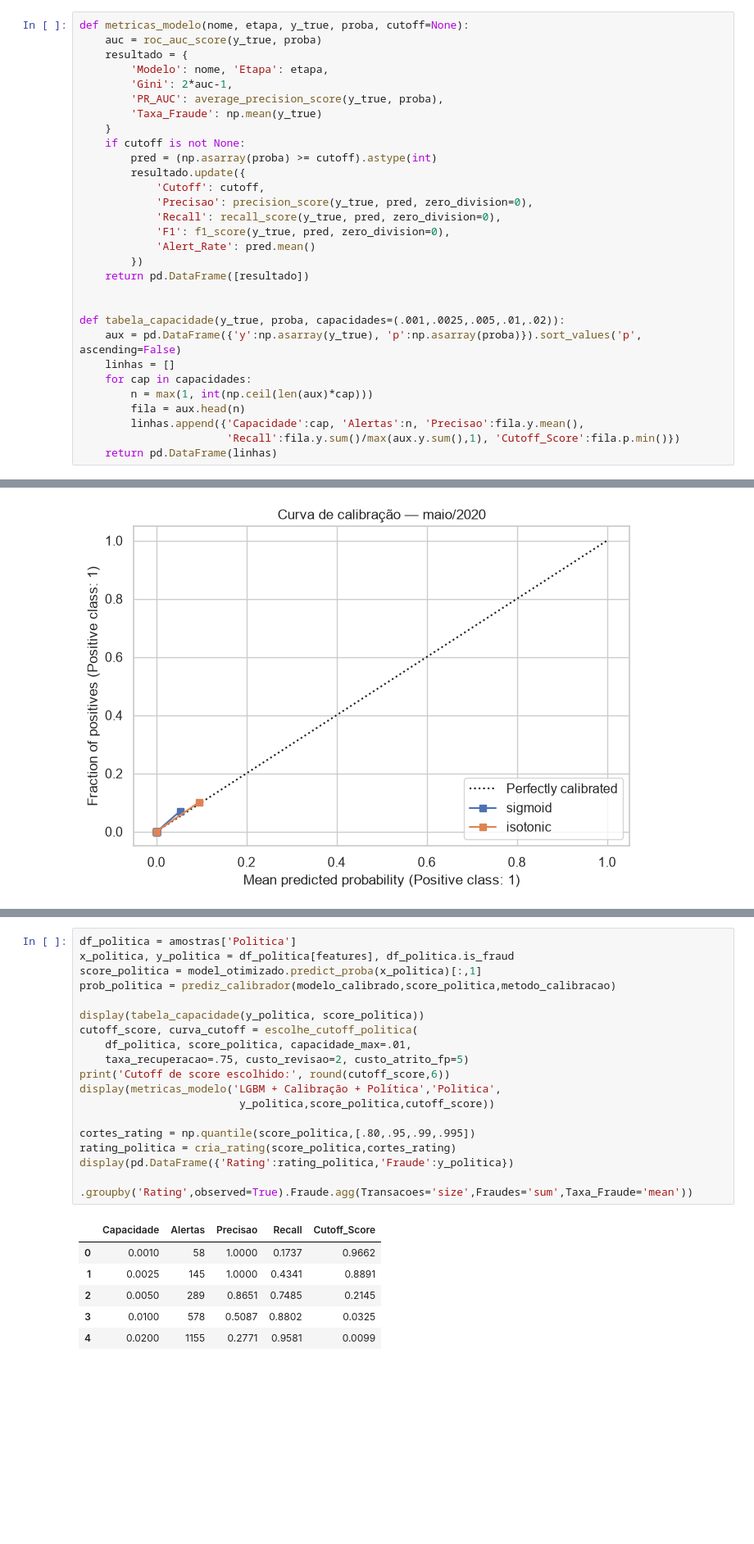
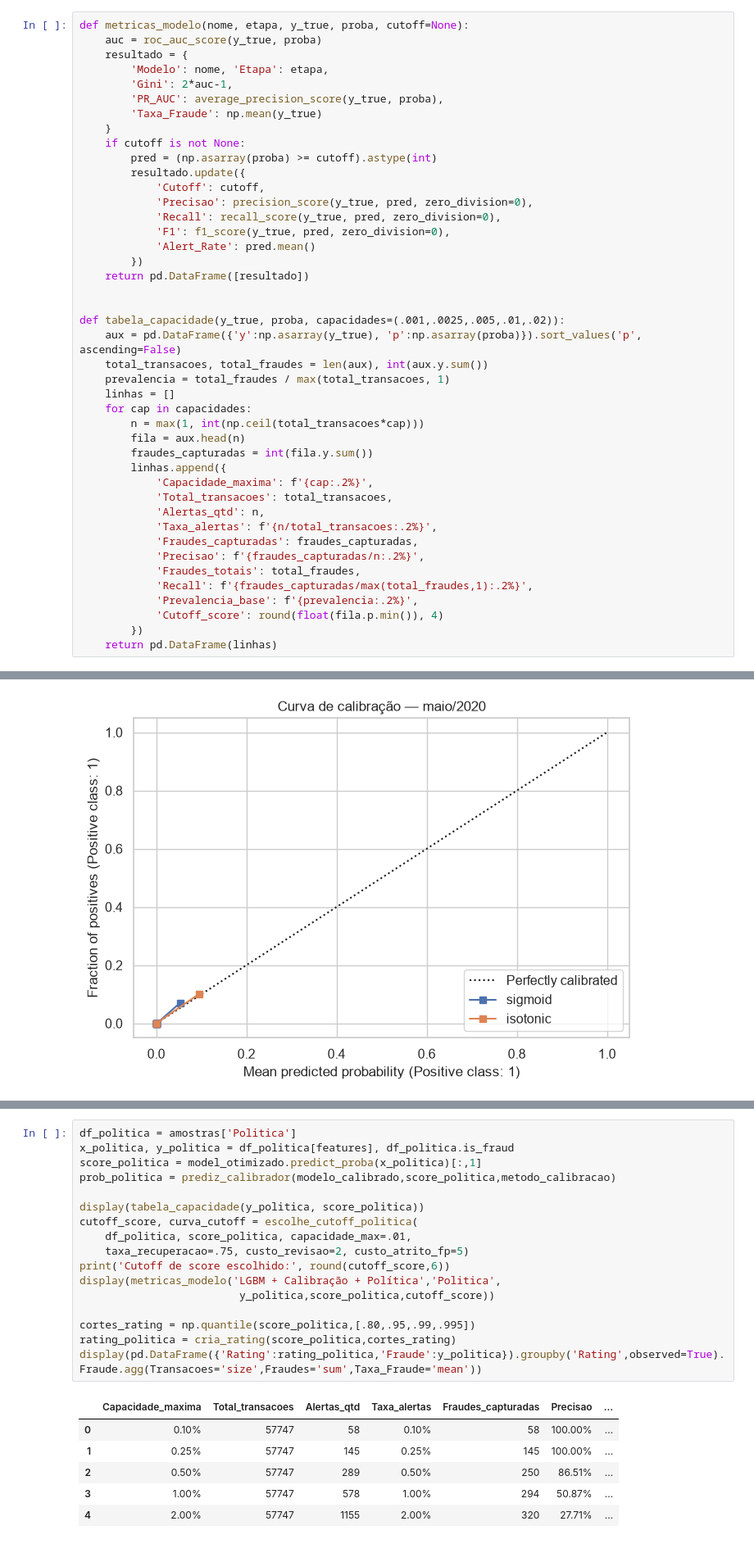
Before and after one commit to leonardovargas10/Modelo_Deteccao_Fraude, a Jupyter notebook: Modelo_Deteccao_Fraude.ipynb, the cells around one changed output, grey strips where cells are left out. Shown at 82% size. Cells and saved outputs as stored; diff of their text form; blank space fills up the shorter version.

```diff
--- a/Modelo_Deteccao_Fraude.ipynb
+++ b/Modelo_Deteccao_Fraude.ipynb
@@ -144,12 +144,25 @@ def metricas_modelo(nome, etapa, y_true, proba, cutoff=None):
 
 def tabela_capacidade(y_true, proba, capacidades=(.001,.0025,.005,.01,.02)):
     aux = pd.DataFrame({'y':np.asarray(y_true), 'p':np.asarray(proba)}).sort_values('p', ascending=False)
+    total_transacoes, total_fraudes = len(aux), int(aux.y.sum())
+    prevalencia = total_fraudes / max(total_transacoes, 1)
     linhas = []
     for cap in capacidades:
-        n = max(1, int(np.ceil(len(aux)*cap)))
+        n = max(1, int(np.ceil(total_transacoes*cap)))
         fila = aux.head(n)
-        linhas.append({'Capacidade':cap, 'Alertas':n, 'Precisao':fila.y.mean(),
-                       'Recall':fila.y.sum()/max(aux.y.sum(),1), 'Cutoff_Score':fila.p.min()})
+        fraudes_capturadas = int(fila.y.sum())
+        linhas.append({
+            'Capacidade_maxima': f'{cap:.2%}',
+            'Total_transacoes': total_transacoes,
+            'Alertas_qtd': n,
+            'Taxa_alertas': f'{n/total_transacoes:.2%}',
+            'Fraudes_capturadas': fraudes_capturadas,
+            'Precisao': f'{fraudes_capturadas/n:.2%}',
+            'Fraudes_totais': total_fraudes,
+            'Recall': f'{fraudes_capturadas/max(total_fraudes,1):.2%}',
+            'Prevalencia_base': f'{prevalencia:.2%}',
+            'Cutoff_score': round(float(fila.p.min()), 4)
+        })
     return pd.DataFrame(linhas)
 # %%
 def modelo_lightgbm(parametros=None):
@@ -721,28 +803,27 @@ Capacidade: Capacidade é o volume máximo de transações que a operação cons
 # %%
 df_politica = amostras['Politica']
 x_politica, y_politica = df_politica[features], df_politica.is_fraud
 score_politica = model_otimizado.predict_proba(x_politica)[:,1]
 prob_politica = prediz_calibrador(modelo_calibrado,score_politica,metodo_calibracao)
 
 display(tabela_capacidade(y_politica, score_politica))
 cutoff_score, curva_cutoff = escolhe_cutoff_politica(
     df_politica, score_politica, capacidade_max=.01,
     taxa_recuperacao=.75, custo_revisao=2, custo_atrito_fp=5)
 print('Cutoff de score escolhido:', round(cutoff_score,6))
 display(metricas_modelo('LGBM + Calibração + Política','Politica',
                          y_politica,score_politica,cutoff_score))
 
 cortes_rating = np.quantile(score_politica,[.80,.95,.99,.995])
 rating_politica = cria_rating(score_politica,cortes_rating)
-display(pd.DataFrame({'Rating':rating_politica,'Fraude':y_politica})
-        .groupby('Rating',observed=True).Fraude.agg(Transacoes='size',Fraudes='sum',Taxa_Fraude='mean'))
+display(pd.DataFrame({'Rating':rating_politica,'Fraude':y_politica}).groupby('Rating',observed=True).Fraude.agg(Transacoes='size',Fraudes='sum',Taxa_Fraude='mean'))
 # %% [output]
-|  | Capacidade | Alertas | Precisao | Recall | Cutoff_Score |
-| 0 | 0.0010 | 58 | 1.0000 | 0.1737 | 0.9662 |
-| 1 | 0.0025 | 145 | 1.0000 | 0.4341 | 0.8891 |
-| 2 | 0.0050 | 289 | 0.8651 | 0.7485 | 0.2145 |
-| 3 | 0.0100 | 578 | 0.5087 | 0.8802 | 0.0325 |
-| 4 | 0.0200 | 1155 | 0.2771 | 0.9581 | 0.0099 |
+|  | Capacidade_maxima | Total_transacoes | Alertas_qtd | Taxa_alertas | Fraudes_capturadas | Precisao | ... |
+| 0 | 0.10% | 57747 | 58 | 0.10% | 58 | 100.00% | ... |
+| 1 | 0.25% | 57747 | 145 | 0.25% | 145 | 100.00% | ... |
+| 2 | 0.50% | 57747 | 289 | 0.50% | 250 | 86.51% | ... |
+| 3 | 1.00% | 57747 | 578 | 1.00% | 294 | 50.87% | ... |
+| 4 | 2.00% | 57747 | 1155 | 2.00% | 320 | 27.71% | ... |
 Cutoff de score escolhido: 0.036098
 |  | Modelo | Etapa | Gini | PR_AUC | Taxa_Fraude | Cutoff | Precisao | Recall | F1 | Alert_Rate |
 | 0 | LGBM + Calibração + Política | Politica | 0.9947 | 0.8732 | 0.0058 | 0.0361 | 0.5385 | 0.8802 | 0.6682 | 0.0095 |
```
Also changed, not shown: parts of 4 cells of this notebook.
